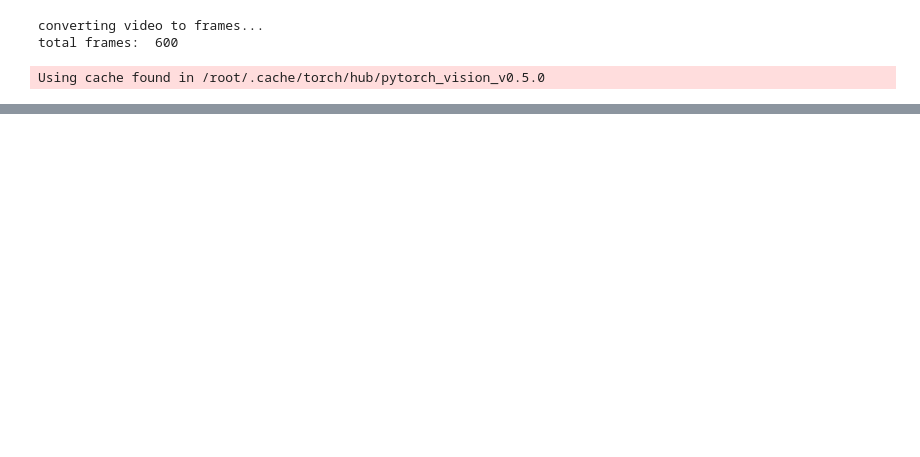
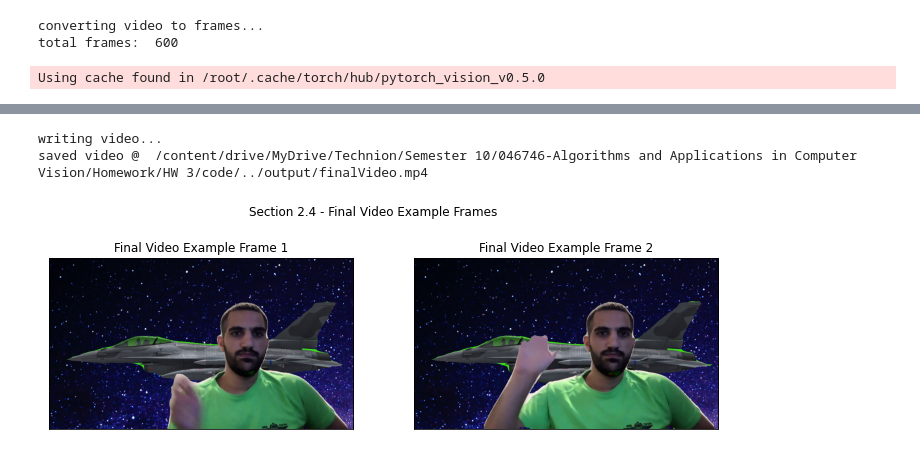
Before and after one commit to AnElectricalEngineer/Computer-Vision-HW-3, a Jupyter notebook: code/ee046746_hw3_332708007_204525612.ipynb, the cells around one changed output, grey strips where cells are left out. Saved outputs shown, nothing was run; the diff lists cells and outputs as text; code cells hidden in the pictures; blank space fills up the shorter version.

```diff
--- a/code/ee046746_hw3_332708007_204525612.ipynb
+++ b/code/ee046746_hw3_332708007_204525612.ipynb
@@ -442,0 +467,35 @@ for image in all_together:
+# %%
+def image_seq_to_video(imgs_list, output_path='./video.mp4', fps=15.0):
+    output = output_path
+
+    print("writing video...")
+    fourcc = cv2.VideoWriter_fourcc(*'mp4v')  # Be sure to use lower case
+    #out = cv2.VideoWriter(output, fourcc, fps, (1920, 1080))
+    out = cv2.VideoWriter(output, fourcc, fps, (960, 540))
+    # out = cv2.VideoWriter('project.avi', cv2.VideoWriter_fourcc(*'DIVX'), 15, size)
+
+    for i in range(len(imgs_list)):
+      imgs_list[i] = cv2.cvtColor(imgs_list[i], cv2.COLOR_BGR2RGB)
+      out.write(imgs_list[i])
+    out.release()
+
+    print("saved video @ ", output)
+# %%
+# Create the video
+image_seq_to_video(all_together, output_path=f"{path}../output/finalVideo.mp4")
+
+# Display 2 frames of the result
+FinalResults = [cv2.cvtColor(all_together[0], cv2.COLOR_BGR2RGB), cv2.cvtColor(all_together[30], cv2.COLOR_BGR2RGB)]
+
+fig, axes = plt.subplots(1, 2, figsize=(12,4))
+for idx, image in enumerate(FinalResults):
+    axes[idx].imshow(image)
+    axes[idx].set_title(f'Final Video Example Frame {idx + 1}')
+    axes[idx].set_xticks([])
+    axes[idx].set_yticks([])
+fig.suptitle('Section 2.4 - Final Video Example Frames')
+plt.savefig(f'{path}../output/Section 2.4 - Final Video Example Frames.png')
+# %% [output]
+writing video...
+saved video @  /content/drive/MyDrive/Technion/Semester 10/046746-Algorithms and Applications in Computer Vision/Homework/HW 3/code/../output/finalVideo.mp4
+[figure, added]
```
Also changed, not shown: parts of 17 cells of this notebook, 33 other files.
